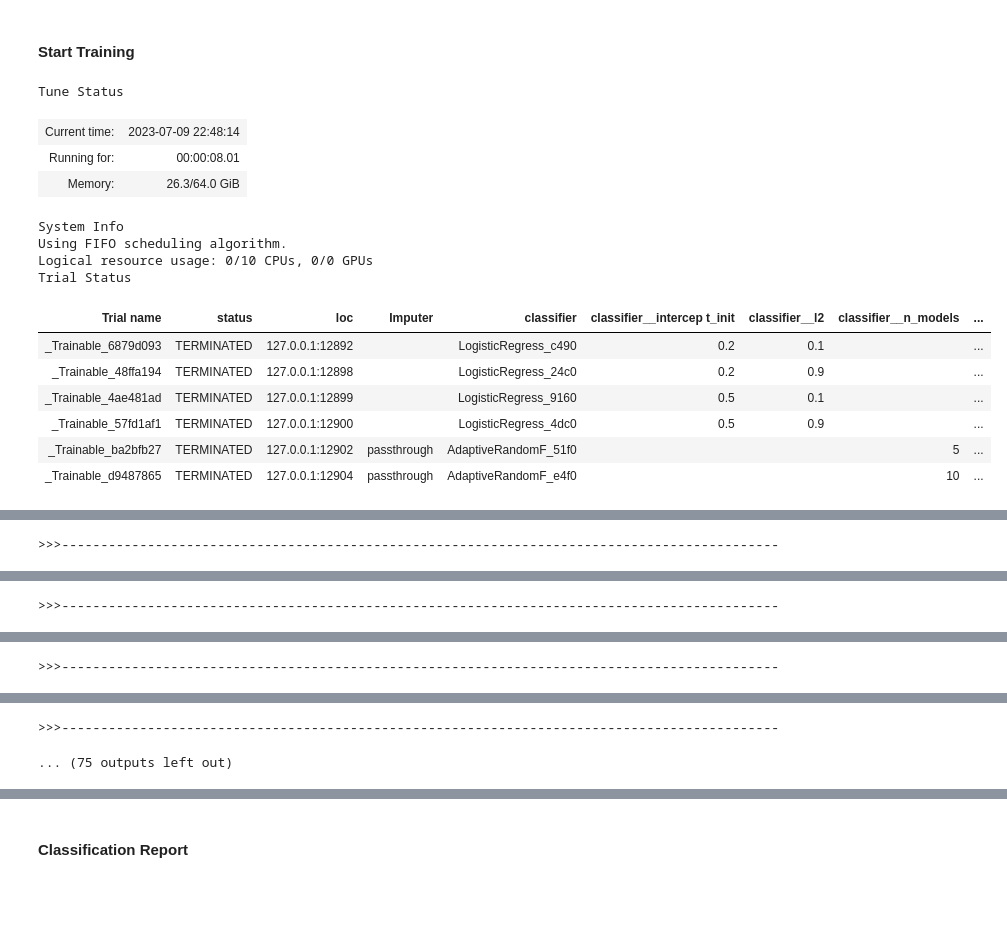
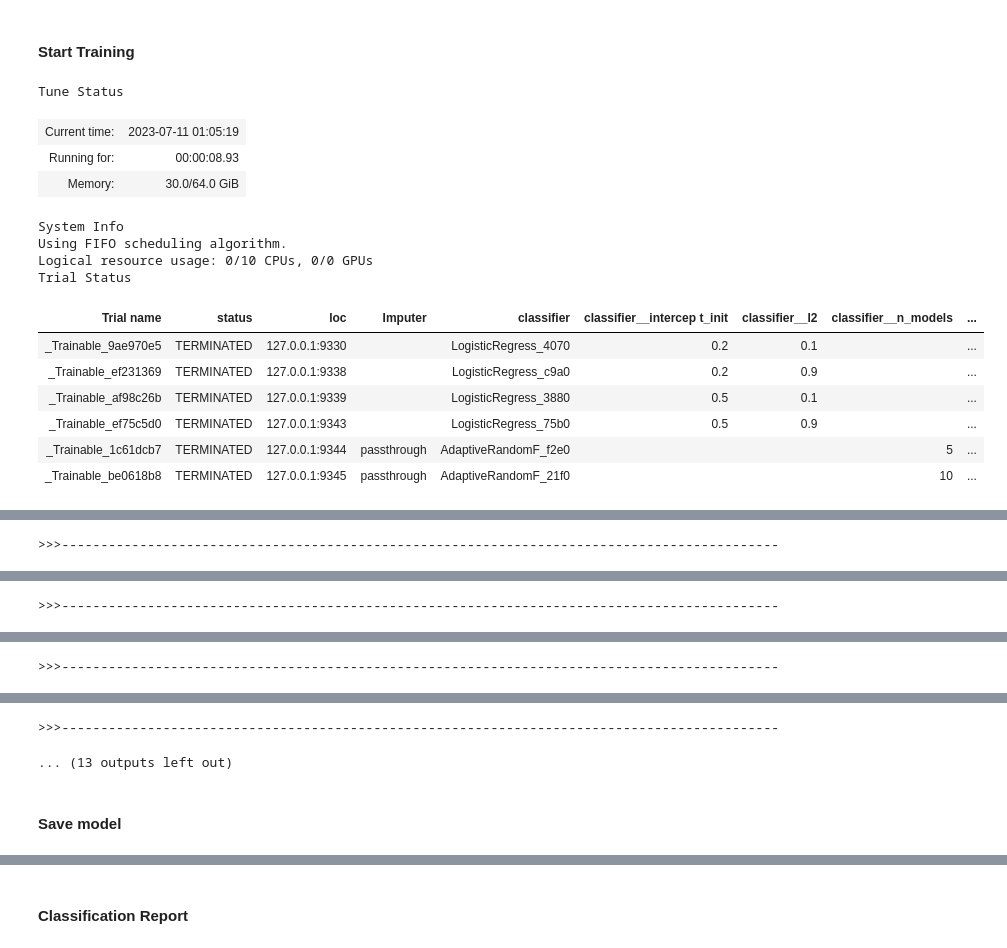
Before and after one commit to IBM/sail, a Jupyter notebook: examples/models/auto_ml/sail_auto_pipeline_classification.ipynb, the cells around one changed output, grey strips where cells are left out. Saved outputs shown, nothing was run; the diff lists cells and outputs as text; code cells hidden in the pictures; blank space fills up the shorter version.

```diff
--- a/examples/models/auto_ml/sail_auto_pipeline_classification.ipynb
+++ b/examples/models/auto_ml/sail_auto_pipeline_classification.ipynb
@@ -81,35 +81,35 @@ auto_pipeline = SAILAutoPipeline(
 # %%
 y_preds = []
 y_true = []
 batch_size = 50
 
-for start in range(0, 3001, batch_size):
+for start in range(0, 1500, batch_size):
 
     end = start + batch_size
 
     X_train = X.iloc[start:end]
     y_train = y.iloc[start:end]
 
     if end > 1000: # search_data_size is 1000
         preds = auto_pipeline.predict(X_train)
         if preds is not None:
             y_preds.extend(list(preds))
             y_true.extend(list(y_train))
 
     auto_pipeline.train(X_train, y_train, classifier__classes=[1, 0])
 # %% [output]
 Tune Status
-| Current time: | 2023-07-09 22:48:14 |
-| Running for: | 00:00:08.01 |
-| Memory: | 26.3/64.0 GiB |
+| Current time: | 2023-07-11 01:05:19 |
+| Running for: | 00:00:08.93 |
+| Memory: | 30.0/64.0 GiB |
 System Info
 Using FIFO scheduling algorithm.
 Logical resource usage: 0/10 CPUs, 0/0 GPUs
 Trial Status
 | Trial name | status | loc | Imputer | classifier | classifier__intercep t_init | classifier__l2 | classifier__n_models | ... |
-| _Trainable_6879d093 | TERMINATED | 127.0.0.1:12892 |  | LogisticRegress_c490 | 0.2 | 0.1 |  | ... |
-| _Trainable_48ffa194 | TERMINATED | 127.0.0.1:12898 |  | LogisticRegress_24c0 | 0.2 | 0.9 |  | ... |
-| _Trainable_4ae481ad | TERMINATED | 127.0.0.1:12899 |  | LogisticRegress_9160 | 0.5 | 0.1 |  | ... |
-| _Trainable_57fd1af1 | TERMINATED | 127.0.0.1:12900 |  | LogisticRegress_4dc0 | 0.5 | 0.9 |  | ... |
-| _Trainable_ba2bfb27 | TERMINATED | 127.0.0.1:12902 | passthrough | AdaptiveRandomF_51f0 |  |  | 5 | ... |
-| _Trainable_d9487865 | TERMINATED | 127.0.0.1:12904 | passthrough | AdaptiveRandomF_e4f0 |  |  | 10 | ... |
+| _Trainable_9ae970e5 | TERMINATED | 127.0.0.1:9330 |  | LogisticRegress_4070 | 0.2 | 0.1 |  | ... |
+| _Trainable_ef231369 | TERMINATED | 127.0.0.1:9338 |  | LogisticRegress_c9a0 | 0.2 | 0.9 |  | ... |
+| _Trainable_af98c26b | TERMINATED | 127.0.0.1:9339 |  | LogisticRegress_3880 | 0.5 | 0.1 |  | ... |
+| _Trainable_ef75c5d0 | TERMINATED | 127.0.0.1:9343 |  | LogisticRegress_75b0 | 0.5 | 0.9 |  | ... |
+| _Trainable_1c61dcb7 | TERMINATED | 127.0.0.1:9344 | passthrough | AdaptiveRandomF_f2e0 |  |  | 5 | ... |
+| _Trainable_be0618b8 | TERMINATED | 127.0.0.1:9345 | passthrough | AdaptiveRandomF_21f0 |  |  | 10 | ... |
@@ -131,2 +131,4 @@ SAIL Pipeline Partial fit: 100%========== [Steps: 2/2, ETA: 00:00<00:00, Elapsed
 >>>--------------------------------------------------------------------------------------------
-... (75 outputs left out)
+... (13 outputs left out)
+# %% [markdown]
+#### Save model
```
Also changed, not shown: parts of 9 cells of this notebook, 11 other files.
